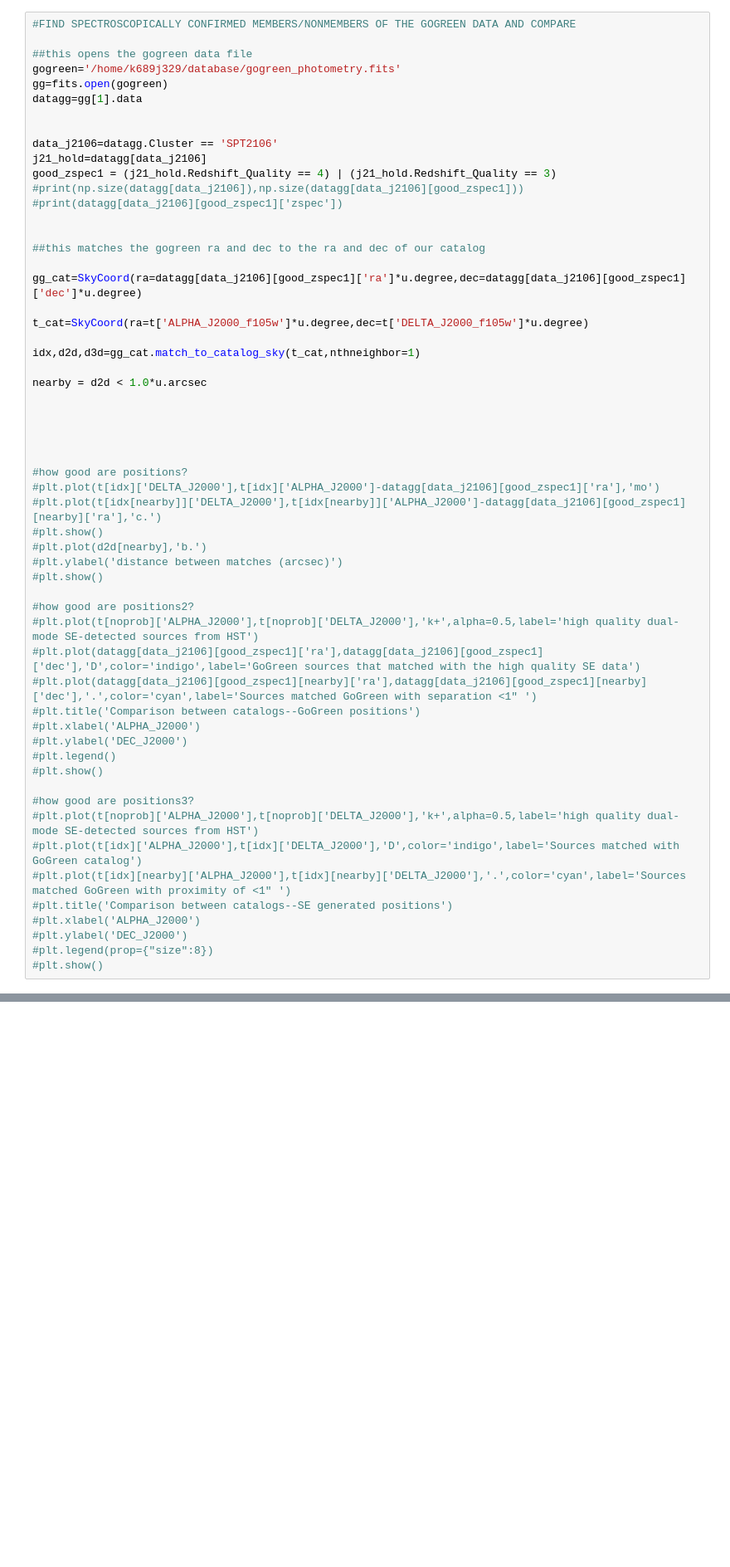
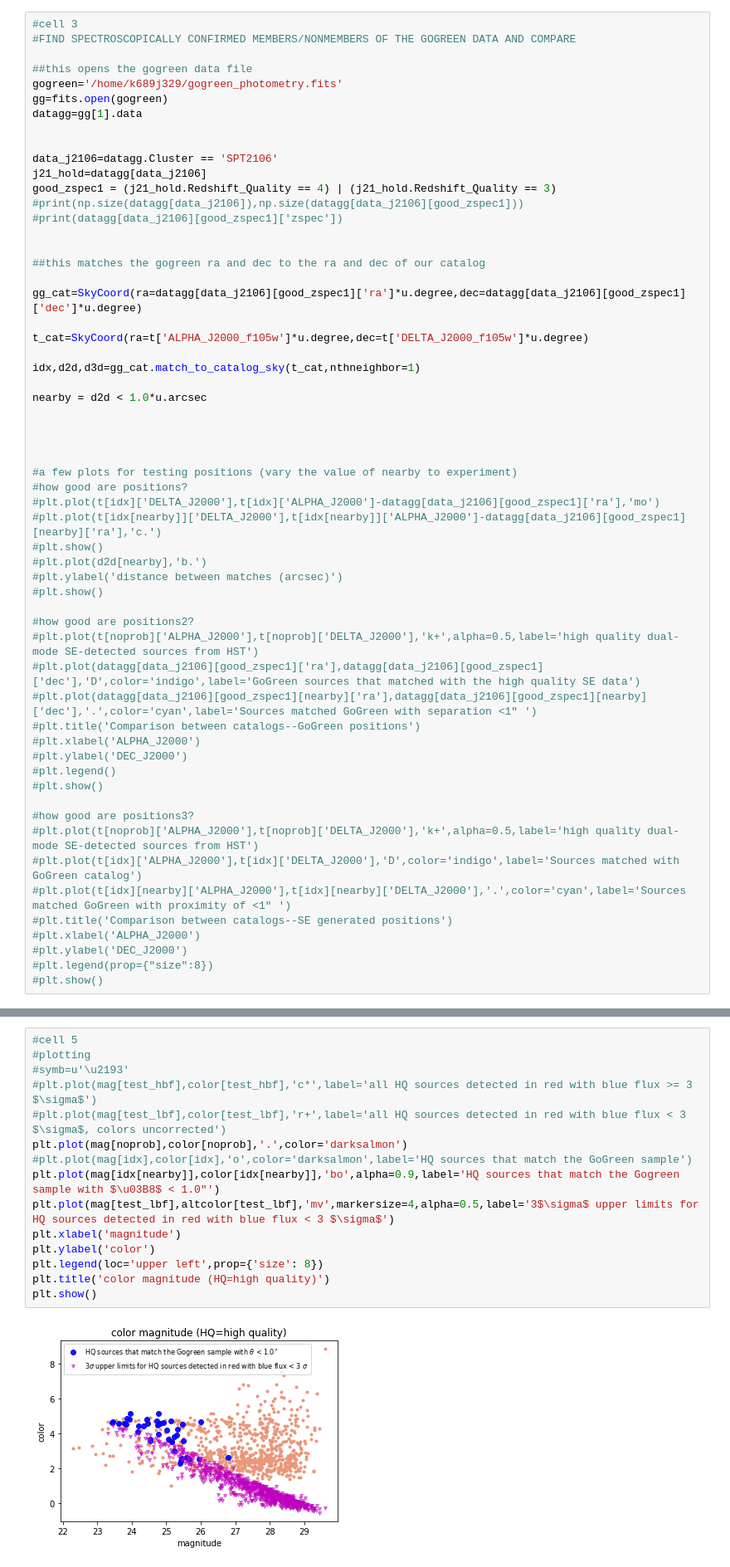
Before and after one commit to astroknots/catalog_creation, a Jupyter notebook: colormagwork/colormag_plots.ipynb, the cells around one changed output, grey strips where cells are left out. Shown at 83% size. Cells and saved outputs as stored; diff of their text form; blank space fills up the shorter version.

```diff
--- a/colormagwork/colormag_plots.ipynb
+++ b/colormagwork/colormag_plots.ipynb
@@ -58,8 +64,9 @@ print(np.size(t[formernoprob]),np.size(t[noprob]))
 # %%
+#cell 3
 #FIND SPECTROSCOPICALLY CONFIRMED MEMBERS/NONMEMBERS OF THE GOGREEN DATA AND COMPARE
 
 ##this opens the gogreen data file
-gogreen='/home/k689j329/database/gogreen_photometry.fits'
+gogreen='/home/k689j329/gogreen_photometry.fits'
 gg=fits.open(gogreen)
 datagg=gg[1].data
 
@@ -84,7 +91,7 @@ nearby = d2d < 1.0*u.arcsec
 
 
 
-
+#a few plots for testing positions (vary the value of nearby to experiment)
 #how good are positions?
 #plt.plot(t[idx]['DELTA_J2000'],t[idx]['ALPHA_J2000']-datagg[data_j2106][good_zspec1]['ra'],'mo')
 #plt.plot(t[idx[nearby]]['DELTA_J2000'],t[idx[nearby]]['ALPHA_J2000']-datagg[data_j2106][good_zspec1][nearby]['ra'],'c.')
@@ -255,0 +202,17 @@ plt.show()
+# %%
+#cell 5
+#plotting
+#symb=u'\u2193'
+#plt.plot(mag[test_hbf],color[test_hbf],'c*',label='all HQ sources detected in red with blue flux >= 3 $\sigma$')
+#plt.plot(mag[test_lbf],color[test_lbf],'r+',label='all HQ sources detected in red with blue flux < 3 $\sigma$, colors uncorrected')
+plt.plot(mag[noprob],color[noprob],'.',color='darksalmon')
+#plt.plot(mag[idx],color[idx],'o',color='darksalmon',label='HQ sources that match the GoGreen sample')
+plt.plot(mag[idx[nearby]],color[idx[nearby]],'bo',alpha=0.9,label='HQ sources that match the Gogreen sample with $\u03B8$ < 1.0"')
+plt.plot(mag[test_lbf],altcolor[test_lbf],'mv',markersize=4,alpha=0.5,label='3$\sigma$ upper limits for HQ sources detected in red with blue flux < 3 $\sigma$')
+plt.xlabel('magnitude')
+plt.ylabel('color')
+plt.legend(loc='upper left',prop={'size': 8})
+plt.title('color magnitude (HQ=high quality)')
+plt.show()
+# %% [output]
+[figure, added]
```
Also changed, not shown: parts of 10 cells of this notebook, 4 other files.
